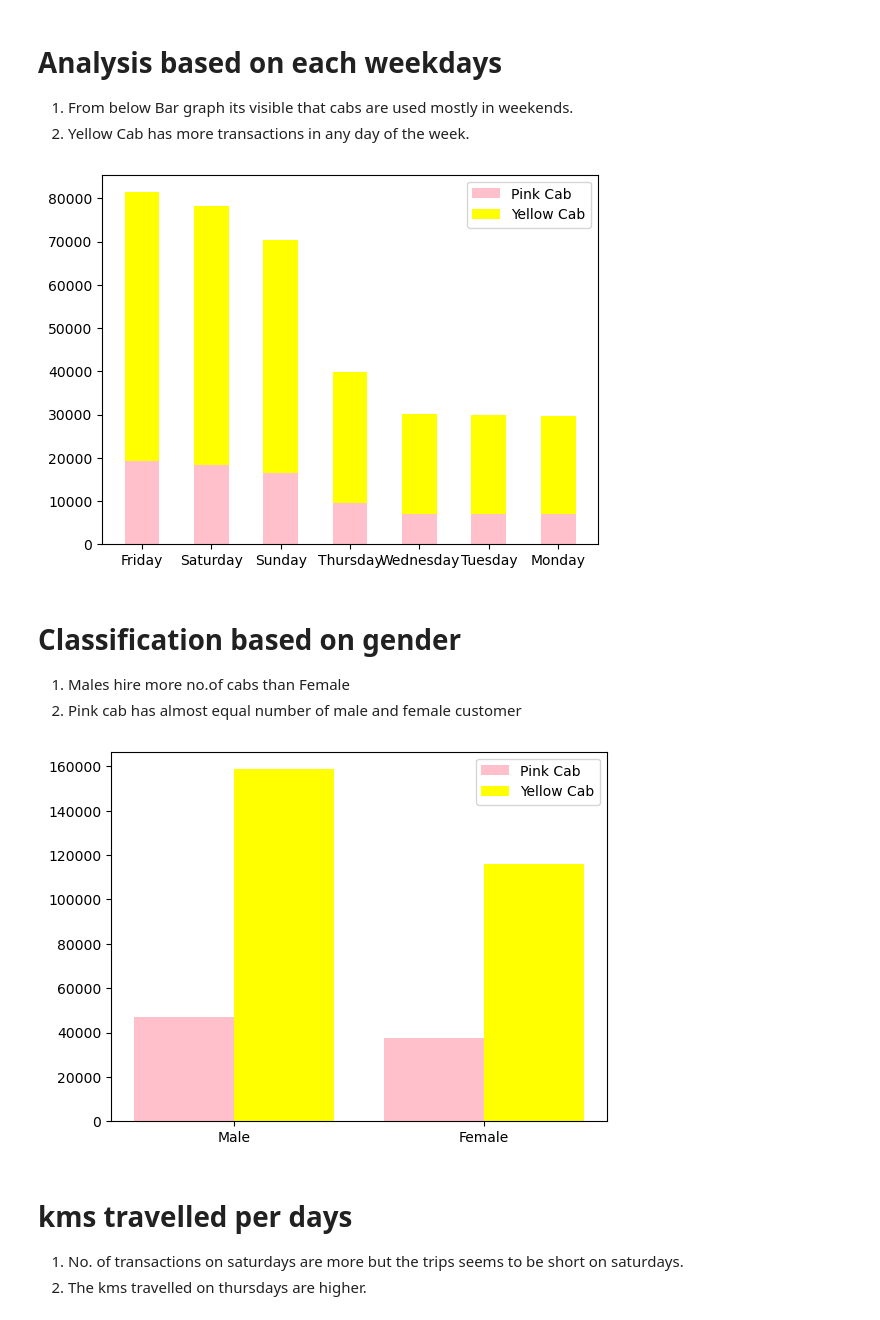
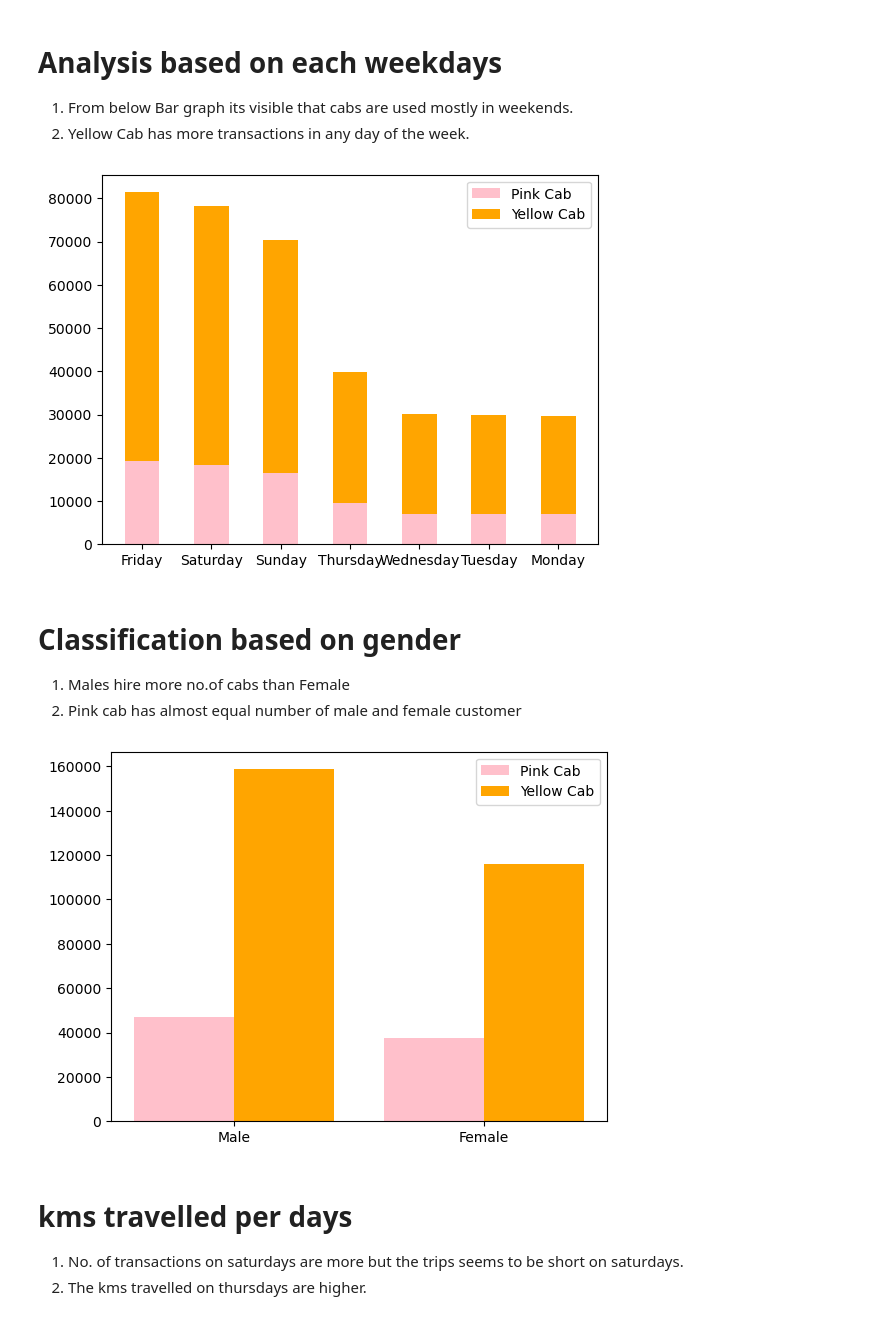
Before and after one commit to jamz97/VC, a Jupyter notebook: G2M Case Study.ipynb, the cells around one changed output. Saved outputs shown, nothing was run; the diff lists cells and outputs as text; code cells hidden in the pictures.

```diff
--- a/G2M Case Study.ipynb
+++ b/G2M Case Study.ipynb
@@ -249,11 +249,11 @@ yellow_day = df3.where(df3.Company=='Yellow Cab').Day.value_counts().values
 # df_pink['Day'].value_counts().plot(kind='bar')
 # %%
 plt.bar(day_label,pink_day,.5,label='Pink Cab',color='pink')
-plt.bar(day_label,yellow_day,.5,bottom=pink_day,label='Yellow Cab',color='yellow')
+plt.bar(day_label,yellow_day,.5,bottom=pink_day,label='Yellow Cab',color='orange')
 plt.legend()
 plt.show()
 # %% [output]
-[figure, old version]
+[figure, new version]
 # %% [markdown]
 # Classification based on gender
 
@@ -266,14 +266,14 @@ yellow_gender = df3.where(df3.Company=='Yellow Cab').Gender.value_counts().value
 # %%
 w=0.4
 bar1 = [0,1]
 bar2 = [.4,1+w]
 plt.bar(bar1,pink_gender,w,label='Pink Cab',color='pink')
-plt.bar(bar2,yellow_gender,w,label='Yellow Cab',color='yellow')
+plt.bar(bar2,yellow_gender,w,label='Yellow Cab',color='orange')
 plt.xticks([0.2,1.2],gender_label)
 plt.legend()
 plt.show()
 # %% [output]
-[figure, old version]
+[figure, new version]
 # %% [markdown]
 # kms travelled per days
 
```
Also changed, not shown: parts of 10 cells of this notebook.
